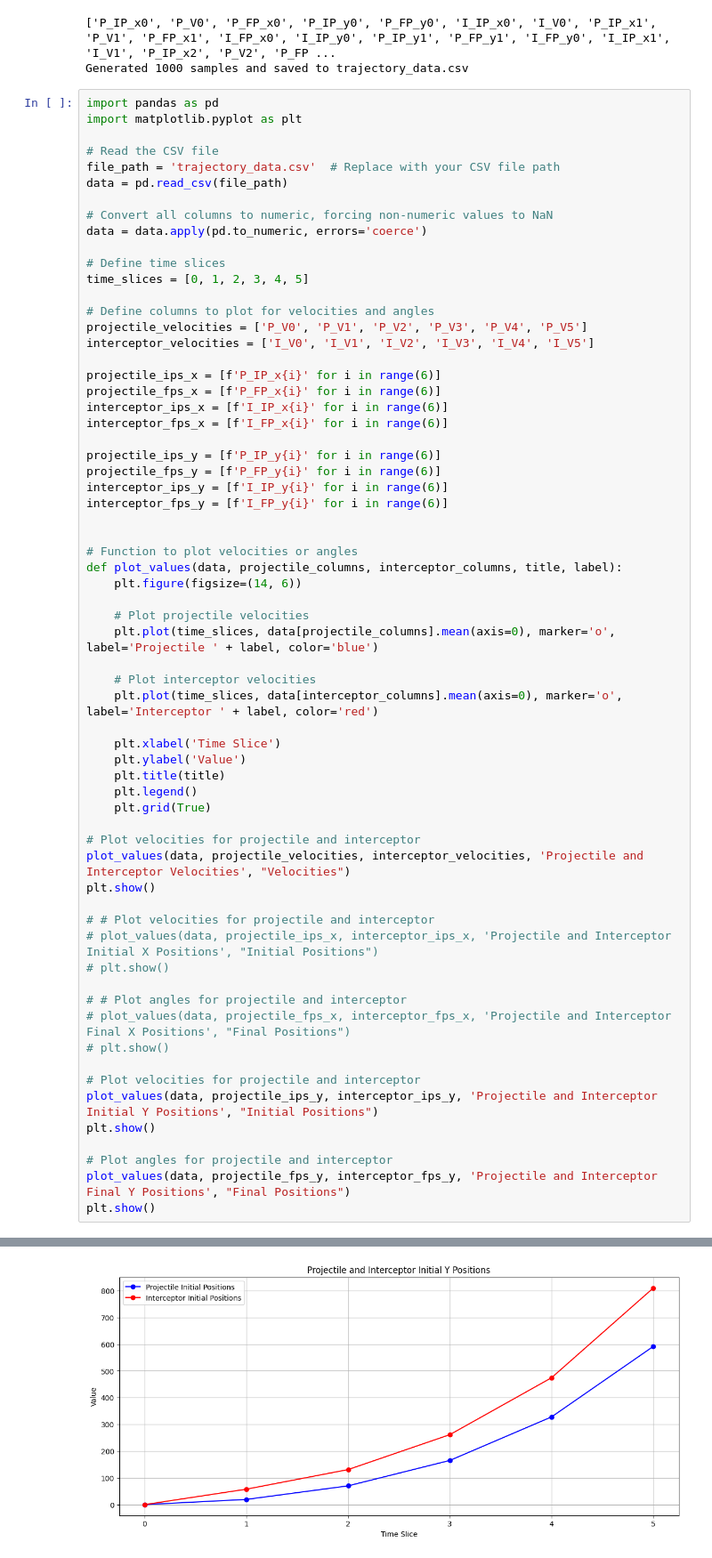
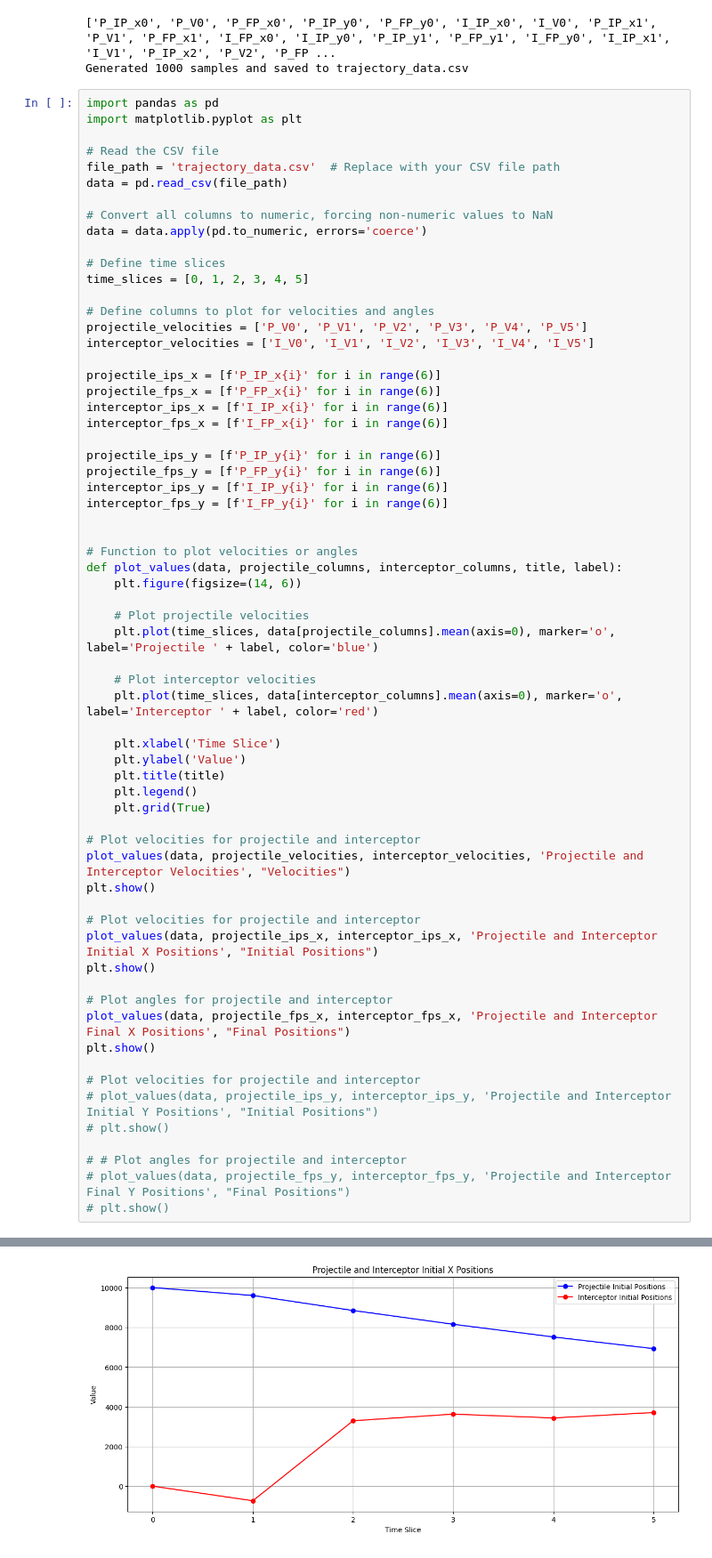
Before and after one commit to SuvarnPillay/Research-Project, a Jupyter notebook: PHASE_2/ground_truth/2D/2d.ipynb, the cells around one changed output, grey strips where cells are left out. Shown at 89% size. Drawn from its saved outputs; the diff is of its cells as text.

```diff
--- a/PHASE_2/ground_truth/2D/2d.ipynb
+++ b/PHASE_2/ground_truth/2D/2d.ipynb
@@ -428,19 +442,19 @@ def plot_values(data, projectile_columns, interceptor_columns, title, label):
 plot_values(data, projectile_velocities, interceptor_velocities, 'Projectile and Interceptor Velocities', "Velocities")
 plt.show()
 
-# # Plot velocities for projectile and interceptor
-# plot_values(data, projectile_ips_x, interceptor_ips_x, 'Projectile and Interceptor Initial X Positions', "Initial Positions")
+# Plot velocities for projectile and interceptor
+plot_values(data, projectile_ips_x, interceptor_ips_x, 'Projectile and Interceptor Initial X Positions', "Initial Positions")
+plt.show()
+
+# Plot angles for projectile and interceptor
+plot_values(data, projectile_fps_x, interceptor_fps_x, 'Projectile and Interceptor Final X Positions', "Final Positions")
+plt.show()
+
+# Plot velocities for projectile and interceptor
+# plot_values(data, projectile_ips_y, interceptor_ips_y, 'Projectile and Interceptor Initial Y Positions', "Initial Positions")
 # plt.show()
 
 # # Plot angles for projectile and interceptor
-# plot_values(data, projectile_fps_x, interceptor_fps_x, 'Projectile and Interceptor Final X Positions', "Final Positions")
+# plot_values(data, projectile_fps_y, interceptor_fps_y, 'Projectile and Interceptor Final Y Positions', "Final Positions")
 # plt.show()
-
-# Plot velocities for projectile and interceptor
-plot_values(data, projectile_ips_y, interceptor_ips_y, 'Projectile and Interceptor Initial Y Positions', "Initial Positions")
-plt.show()
-
-# Plot angles for projectile and interceptor
-plot_values(data, projectile_fps_y, interceptor_fps_y, 'Projectile and Interceptor Final Y Positions', "Final Positions")
-plt.show()
 # %% [output]
@@ -448 +462 @@ plt.show()
-[figure, old version]
+[figure, new version]
```
Also changed, not shown: parts of 3 cells of this notebook.
